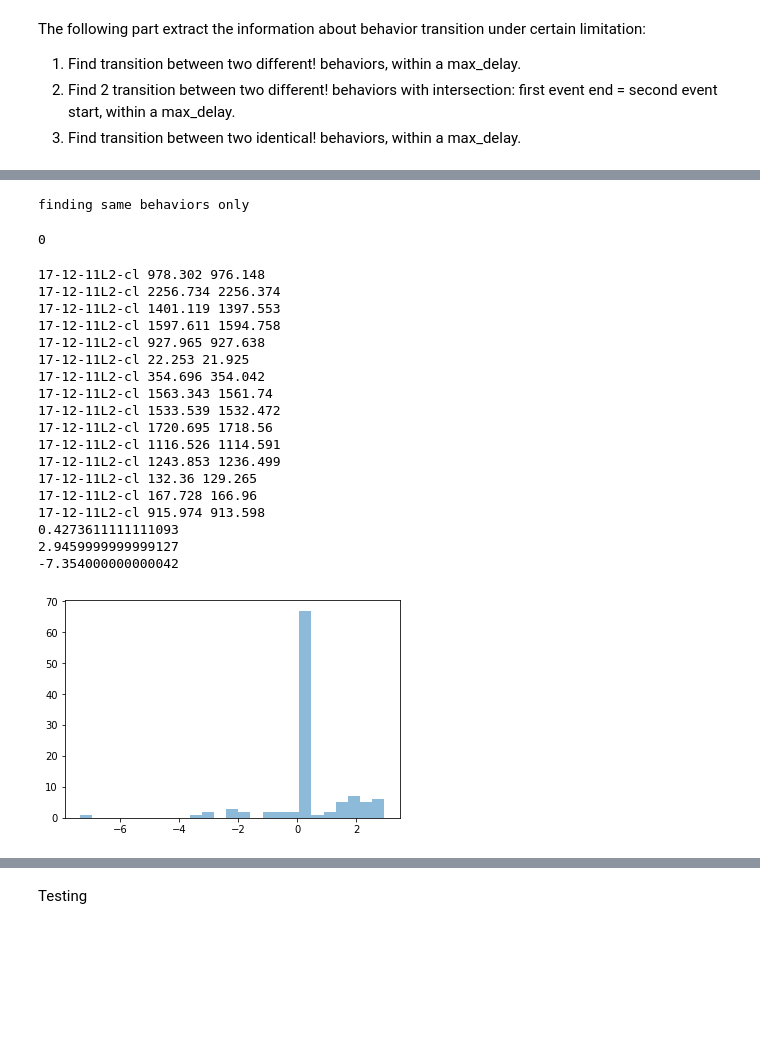
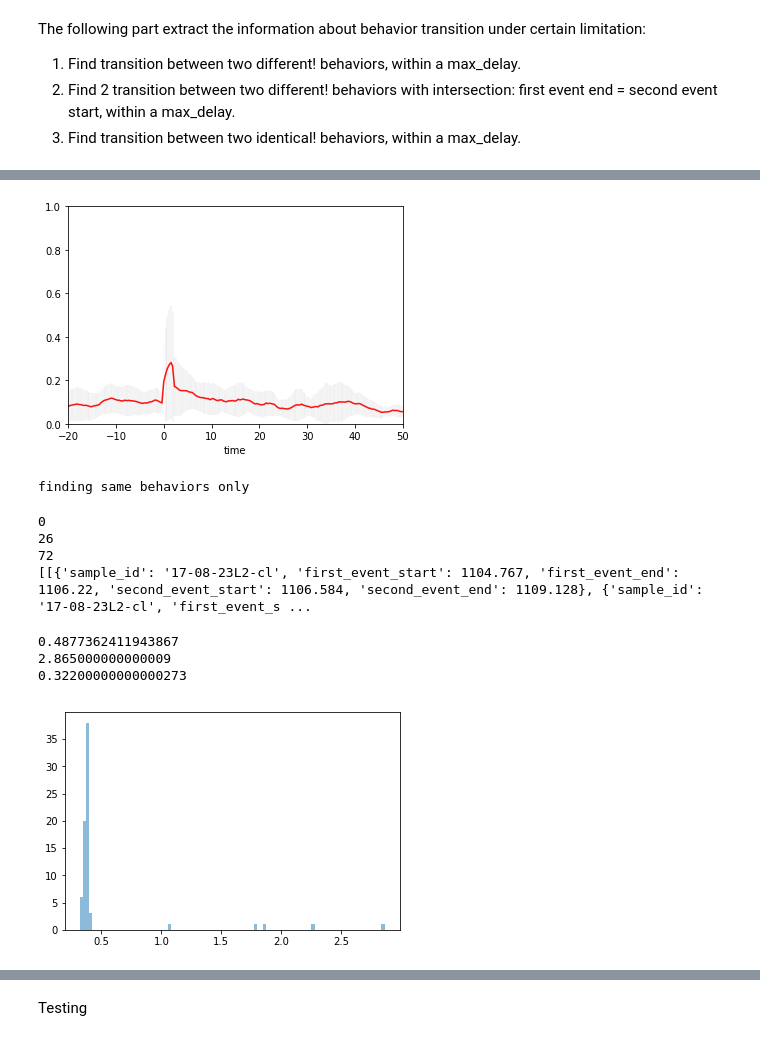
Before and after one commit to nrandel/behavioral_lm_analysis, a Jupyter notebook: timeseries_analysis_across_samples.ipynb, the cells around one changed output, grey strips where cells are left out. Saved outputs shown, nothing was run; the diff lists cells and outputs as text; code cells hidden in the pictures; blank space fills up the shorter version.

```diff
--- a/timeseries_analysis_across_samples.ipynb
+++ b/timeseries_analysis_across_samples.ipynb
@@ -1028,3 +1135,43 @@ print(found_transitions)
+# %%
+# Average and stddev, min, max, sem for post_behavior_transition events
+all_Ttrans_avg_df = int_all_Ttrans_df.mean(axis=1) # Interpolated data used
+all_Ttrans_min_df = int_all_Ttrans_df.min(axis=1)
+all_Ttrans_max_df = int_all_Ttrans_df.max(axis=1)
+# Standard deviation (distribution)
+all_Ttrans_std_df = int_all_Ttrans_df.std(axis = 1)
+#standard error of mean
+all_Ttrans_sem_df = int_all_Ttrans_df.sem(axis = 1)
+#wrong zur haelfte: Want to have avg per celltyp over time point,
+#and not avg over all cells per timepoint
+
+# Plotting for multi-events (same_behavioral_transition)
+# If a dataframe with NANs is plotted (raw-data = non interpolated), use
+# marker = '+', or 'o', since the line in the lineplot only connects
+# consecutive data points
+def aligned_layout_plot(plot, tick_spacing=10, fov=(-20, 50, 0.0, 1.0), legend=False):
+    # Set fine x-axis scale
+    plot.xaxis.set_major_locator(ticker.MultipleLocator(tick_spacing))
+
+    # Set x and y limits and legend (default = False)
+    plot.axis(fov)
+    plot.legend().set_visible(legend)
+
+fig = plt.figure()
+
+# Plot all cells from all_df, aligned at zero for event_start, specified in Cell_Trace_Config.
+#sub1 = fig.add_subplot(211)
+#all_Ttrans_df.plot(ax=sub1, marker = '*', label = ctc.cell_type)
+#aligned_layout_plot(sub1)
+
+sub2 = fig.add_subplot(111) #212
+all_Ttrans_avg_df.plot(ax=sub2, color = 'r', label = ctc.cell_type) #use interpolated df to calculate average...
+#all_Ttrans_min_df.plot(ax=sub2, color = 'r', linewidth=1, alpha = 0.5)
+#all_Ttrans_max_df.plot(ax=sub2, color = 'r', linewidth=1, alpha = 0.5)
+all_Ttrans_avg_df.plot.line(yerr=all_Ttrans_std_df, ax=sub2, color = 'lightgrey', alpha = 0.1)
+#all_Ttrans_avg_df.plot.line(yerr=all_Ttrans_sem_df, ax=sub2, color = 'grey', alpha = 0.1)
+aligned_layout_plot(sub2)
+# %% [output]
+[figure, added]
 # %%
 # Behavior_transitions for identical behavior type
 
@@ -1153,14 +1300,14 @@ behavior_transitions = [
 '''
 # Open all samples
 behavior_transitions = [
-    SamePairBehaviorTransition(name, 'hunch', 'hunch', 1000) for name in lm_data]
+    SamePairBehaviorTransition(name, 'turn', 'turn', 3) for name in lm_data]
 
 
 found_transitions = []
 for bt in tqdm(behavior_transitions):
     sample_df = sample_data.get(bt.sample_id)
-    #if not any(["bw" in column for column in sample_df.columns]):
-    #    continue
+    if not any(["bw" in column for column in sample_df.columns]):
+        continue
     if sample_df is None:
         raise ValueError('No data found for sample {}'.format(bt.sample_id))
     transitions = find_behavior_next(bt.sample_id, sample_df, bt.pre_event, bt.event, bt.max_delay)
@@ -1169,12 +1316,15 @@ for bt in tqdm(behavior_transitions):
         found_transitions.append(transitions)
 
 print(len(transitions))
-#print(len(found_transitions))
-#print(sum([len(sample_transitions) for sample_transitions in found_transitions]))
-#print(found_transitions)
+print(len(found_transitions))
+print(sum([len(sample_transitions) for sample_transitions in found_transitions]))
+print(found_transitions)
 # %% [output]
 finding same behaviors only
 0
+26
+72
+[[{'sample_id': '17-08-23L2-cl', 'first_event_start': 1104.767, 'first_event_end': 1106.22, 'second_event_start': 1106.584, 'second_event_end': 1109.128}, {'sample_id': '17-08-23L2-cl', 'first_event_s ...
 # %%
 # Duration between behavior from SameTransition (min, max, avg)
 gap_Strans = []
@@ -1195,28 +1345,13 @@ print(max_duration)
 print(min_duration)
 
 # Histogram
-plt.hist(gap_Strans, bins=25, alpha=0.5)
+plt.hist(gap_Strans, bins=100, alpha=0.5)
 plt.show()
 # %% [output]
-17-12-11L2-cl 978.302 976.148
-17-12-11L2-cl 2256.734 2256.374
-17-12-11L2-cl 1401.119 1397.553
-17-12-11L2-cl 1597.611 1594.758
-17-12-11L2-cl 927.965 927.638
-17-12-11L2-cl 22.253 21.925
-17-12-11L2-cl 354.696 354.042
-17-12-11L2-cl 1563.343 1561.74
-17-12-11L2-cl 1533.539 1532.472
-17-12-11L2-cl 1720.695 1718.56
-17-12-11L2-cl 1116.526 1114.591
-17-12-11L2-cl 1243.853 1236.499
-17-12-11L2-cl 132.36 129.265
-17-12-11L2-cl 167.728 166.96
-17-12-11L2-cl 915.974 913.598
-0.4273611111111093
-2.9459999999999127
--7.354000000000042
+0.4877362411943867
+2.865000000000009
+0.32200000000000273
-[figure, old version]
+[figure, new version]
 # %%
 # For same_behavior_transition events get event_time and use cee_trace_config to filter by celltype and pattern.
 # The results are merged and interpolated.
```
Also changed, not shown: parts of 19 cells of this notebook.
